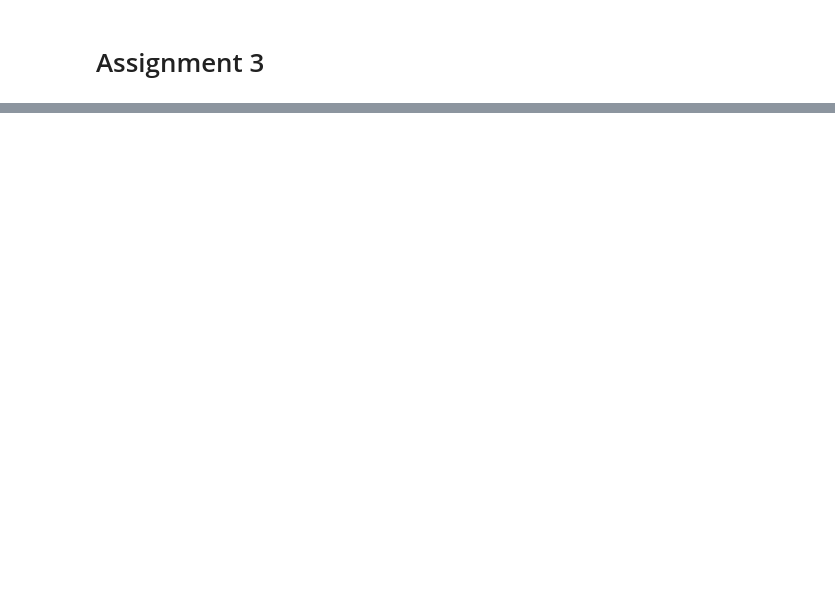
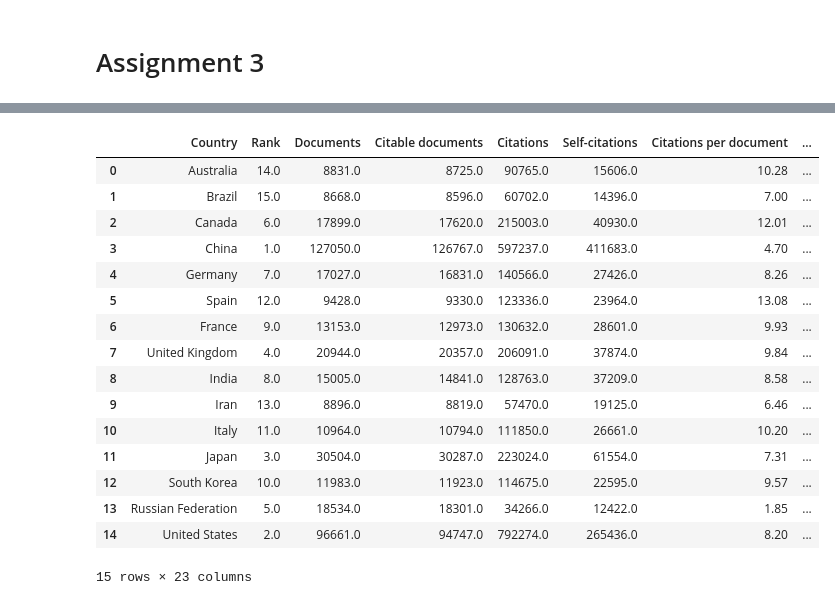
Before and after one commit to jpradas1/Introduction_Data-Science_Python, a Jupyter notebook: Week_3/Assignment_3.ipynb, the cells around one changed output, grey strips where cells are left out. Cells and saved outputs as stored; diff of their text form; code cells hidden in the pictures; blank space fills up the shorter version.

```diff
--- a/Week_3/Assignment_3.ipynb
+++ b/Week_3/Assignment_3.ipynb
@@ -77,0 +324,44 @@ ParserError: Error tokenizing data. C error: Expected 3 fields in line 5, saw 67
+# %%
+ContinentDict = {'China':'Asia',
+                  'United States':'North America',
+                  'Japan':'Asia',
+                  'United Kingdom':'Europe',
+                  'Russian Federation':'Europe',
+                  'Canada':'North America',
+                  'Germany':'Europe',
+                  'India':'Asia',
+                  'France':'Europe',
+                  'South Korea':'Asia',
+                  'Italy':'Europe',
+                  'Spain':'Europe',
+                  'Iran':'Asia',
+                  'Australia':'Australia',
+                  'Brazil':'South America'}
+# %%
+# only the useful columns
+Continent = Merge
+Continent['Population'] = (Continent['Energy Supply']/Continent['Energy Supply per Capita']).astype(float)
+Continent = Continent.reset_index()
+# let's assign continent to each country
+Continent['Continent'] = [ContinentDict[x] for x in Continent['Country']]
+# and grouping by Continent we get the following data
+Continent2 = Continent.set_index('Continent').groupby(level=0)['Population'].agg(size='size', sum='sum', mean='mean', std='std')
+Continent
+# %% [output]
+|  | Country | Rank | Documents | Citable documents | Citations | Self-citations | Citations per document | ... |
+| 0 | Australia | 14.0 | 8831.0 | 8725.0 | 90765.0 | 15606.0 | 10.28 | ... |
+| 1 | Brazil | 15.0 | 8668.0 | 8596.0 | 60702.0 | 14396.0 | 7.00 | ... |
+| 2 | Canada | 6.0 | 17899.0 | 17620.0 | 215003.0 | 40930.0 | 12.01 | ... |
+| 3 | China | 1.0 | 127050.0 | 126767.0 | 597237.0 | 411683.0 | 4.70 | ... |
+| 4 | Germany | 7.0 | 17027.0 | 16831.0 | 140566.0 | 27426.0 | 8.26 | ... |
+| 5 | Spain | 12.0 | 9428.0 | 9330.0 | 123336.0 | 23964.0 | 13.08 | ... |
+| 6 | France | 9.0 | 13153.0 | 12973.0 | 130632.0 | 28601.0 | 9.93 | ... |
+| 7 | United Kingdom | 4.0 | 20944.0 | 20357.0 | 206091.0 | 37874.0 | 9.84 | ... |
+| 8 | India | 8.0 | 15005.0 | 14841.0 | 128763.0 | 37209.0 | 8.58 | ... |
+| 9 | Iran | 13.0 | 8896.0 | 8819.0 | 57470.0 | 19125.0 | 6.46 | ... |
+| 10 | Italy | 11.0 | 10964.0 | 10794.0 | 111850.0 | 26661.0 | 10.20 | ... |
+| 11 | Japan | 3.0 | 30504.0 | 30287.0 | 223024.0 | 61554.0 | 7.31 | ... |
+| 12 | South Korea | 10.0 | 11983.0 | 11923.0 | 114675.0 | 22595.0 | 9.57 | ... |
+| 13 | Russian Federation | 5.0 | 18534.0 | 18301.0 | 34266.0 | 12422.0 | 1.85 | ... |
+| 14 | United States | 2.0 | 96661.0 | 94747.0 | 792274.0 | 265436.0 | 8.20 | ... |
+15 rows × 23 columns
```
Also changed, not shown: parts of 41 cells of this notebook, 2 other files.
